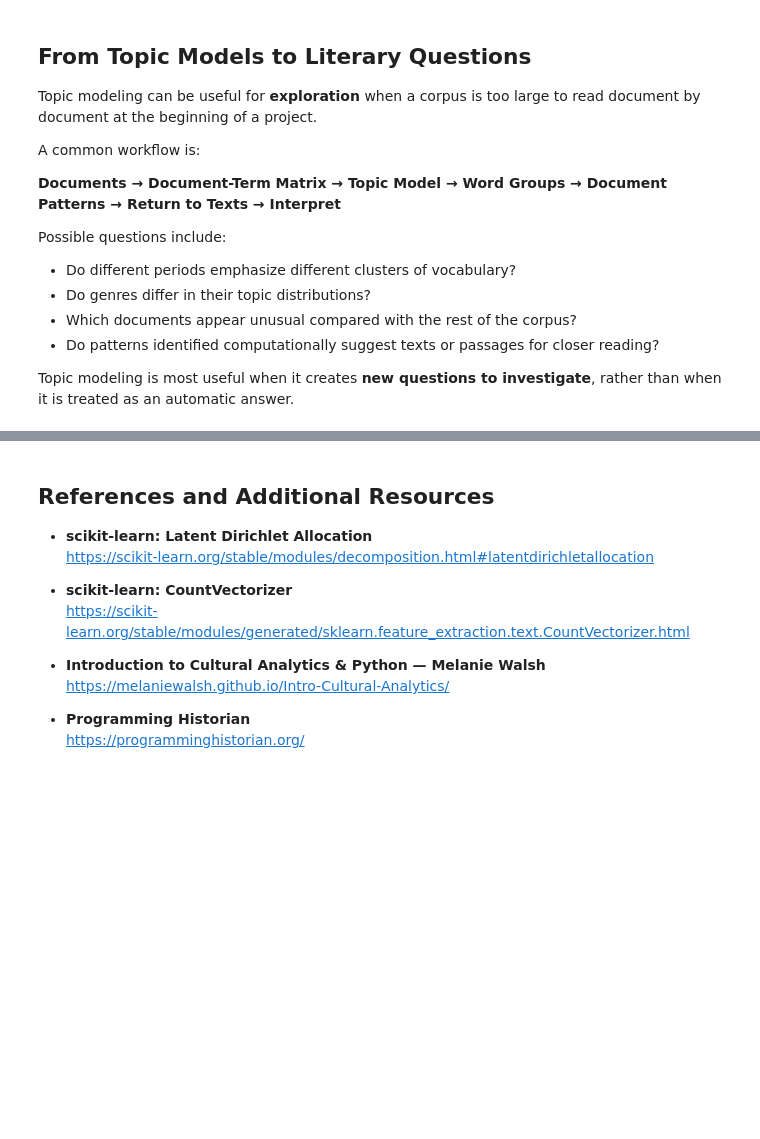
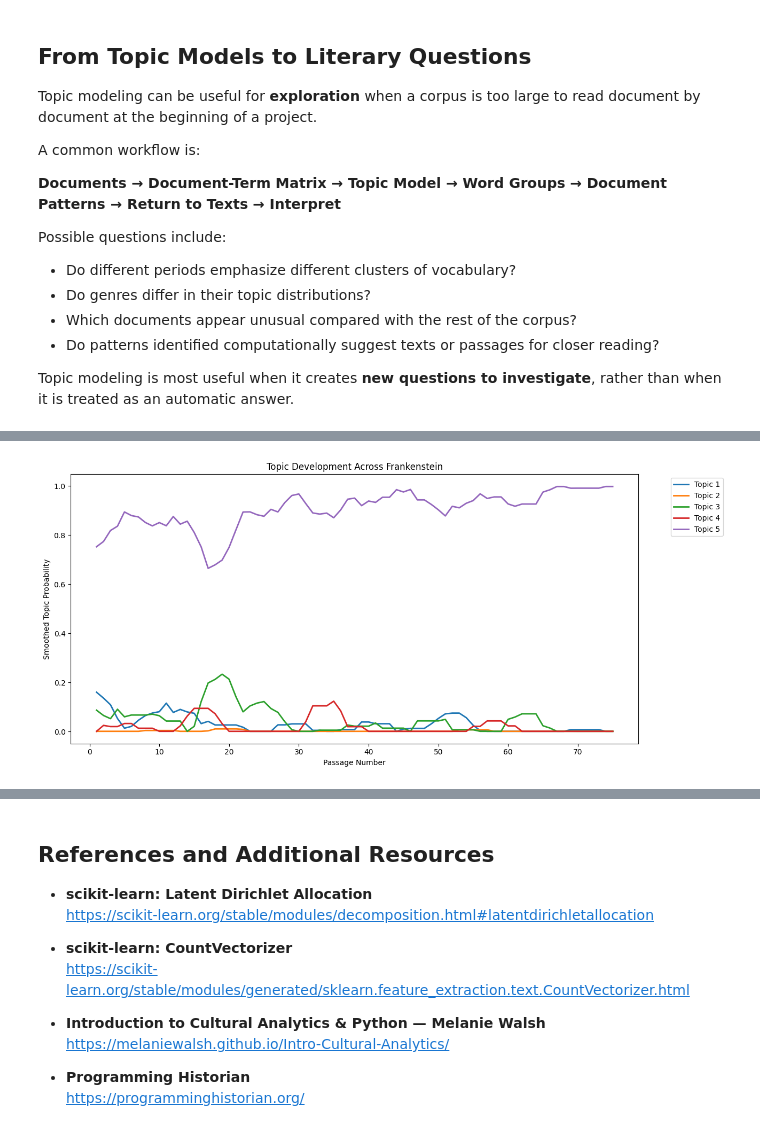
Before and after one commit to mkane968/digital-text-methods, a Jupyter notebook: Tutorial_7_Simple_Topic_Modeling.ipynb, the cells around one changed output, grey strips where cells are left out. Drawn from its saved outputs; the diff is of its cells as text; code cells hidden in the pictures; blank space fills up the shorter version.

```diff
--- a/Tutorial_7_Simple_Topic_Modeling.ipynb
+++ b/Tutorial_7_Simple_Topic_Modeling.ipynb
@@ -268,0 +692,29 @@ Topic modeling is most useful when it creates **new questions to investigate**,
+# %%
+selected_novel = "Frankenstein"
+
+novel_df = corpus_df[
+    corpus_df["Novel"] == selected_novel
+].sort_values("Passage").copy()
+
+# Smooth over five consecutive passages
+smoothed = novel_df[topic_cols].rolling(
+    window=5,
+    center=True,
+    min_periods=1
+).mean()
+
+smoothed.index = novel_df["Passage"]
+
+smoothed.plot(
+    figsize=(13, 6),
+    linewidth=2
+)
+
+plt.title(f"Topic Development Across {selected_novel}")
+plt.xlabel("Passage Number")
+plt.ylabel("Smoothed Topic Probability")
+plt.legend(bbox_to_anchor=(1.05, 1))
+plt.tight_layout()
+plt.show()
+# %% [output]
+[figure, added]
```
Also changed, not shown: parts of 31 cells of this notebook.
